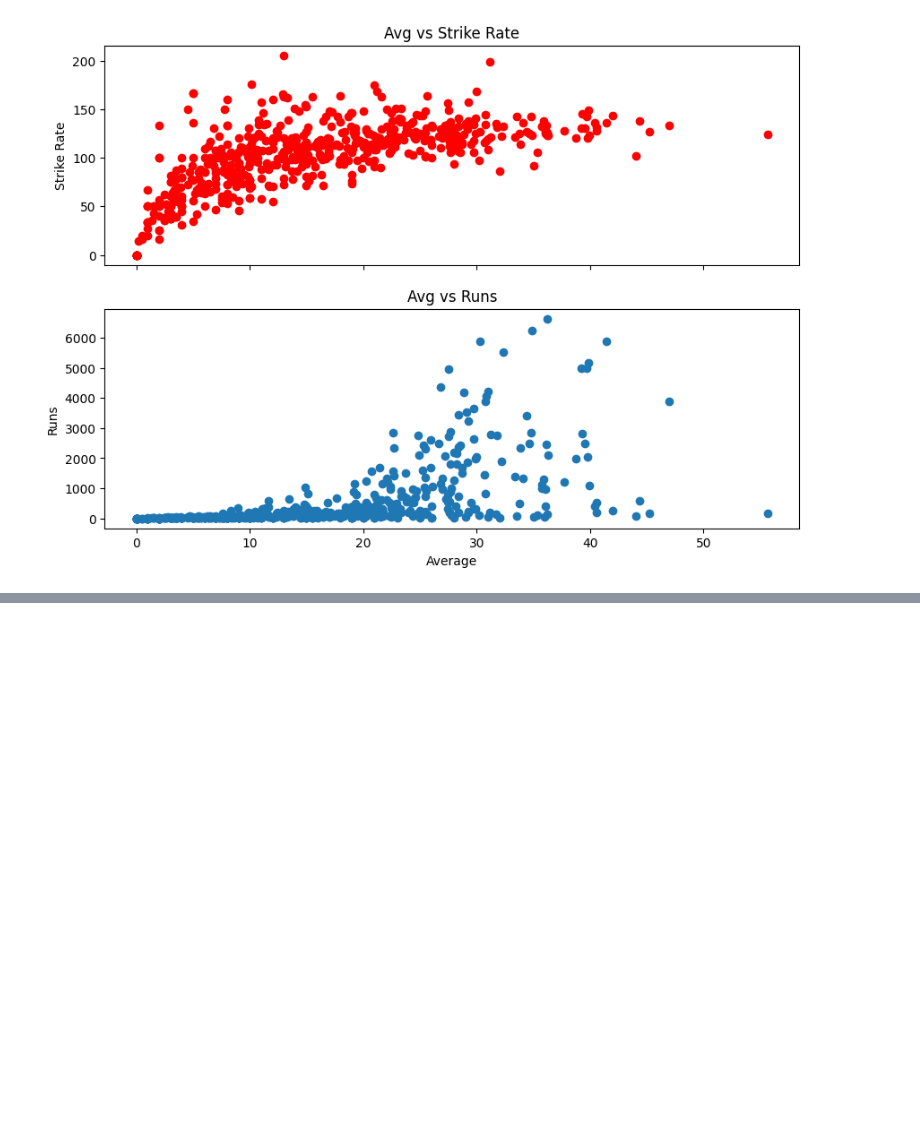
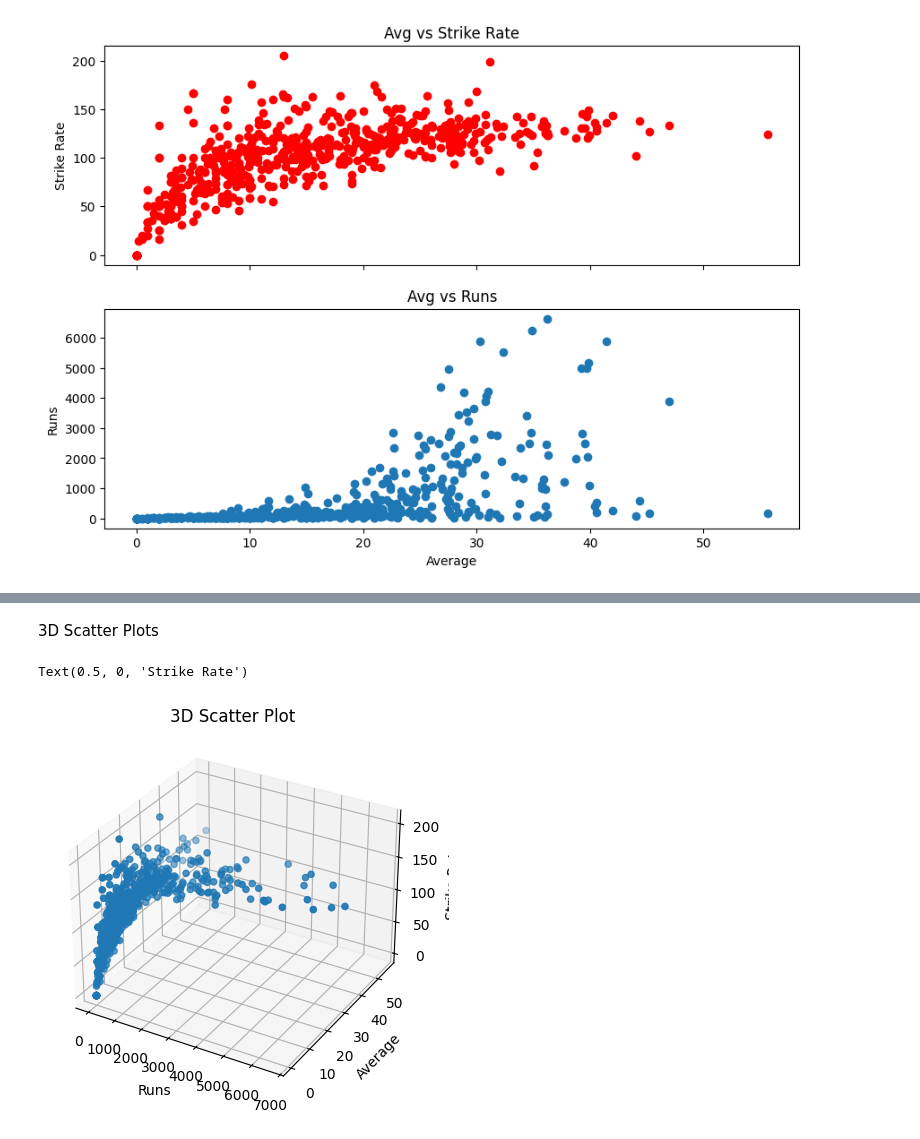
Before and after one commit to rahulkumar80026/Machine-Learning-Basic-to-Advanced, a Jupyter notebook: DataVisulization/2nd.ipynb, the cells around one changed output, grey strips where cells are left out. Drawn from its saved outputs; the diff is of its cells as text; code cells hidden in the pictures; blank space fills up the shorter version.

```diff
--- a/DataVisulization/2nd.ipynb
+++ b/DataVisulization/2nd.ipynb
@@ -173,0 +201,16 @@ fig
+# %% [markdown]
+3D Scatter Plots
+# %%
+batters
+
+fig = plt.figure()
+ax = fig.add_subplot(111, projection='3d')
+
+ax.scatter(batters['runs'],batters['avg'],batters['strike_rate'],)
+ax.set_title('3D Scatter Plot')
+ax.set_xlabel('Runs')
+ax.set_ylabel('Average')
+ax.set_zlabel('Strike Rate')
+# %% [output]
+Text(0.5, 0, 'Strike Rate')
+[figure, added]
```
Also changed, not shown: parts of 11 cells of this notebook.
